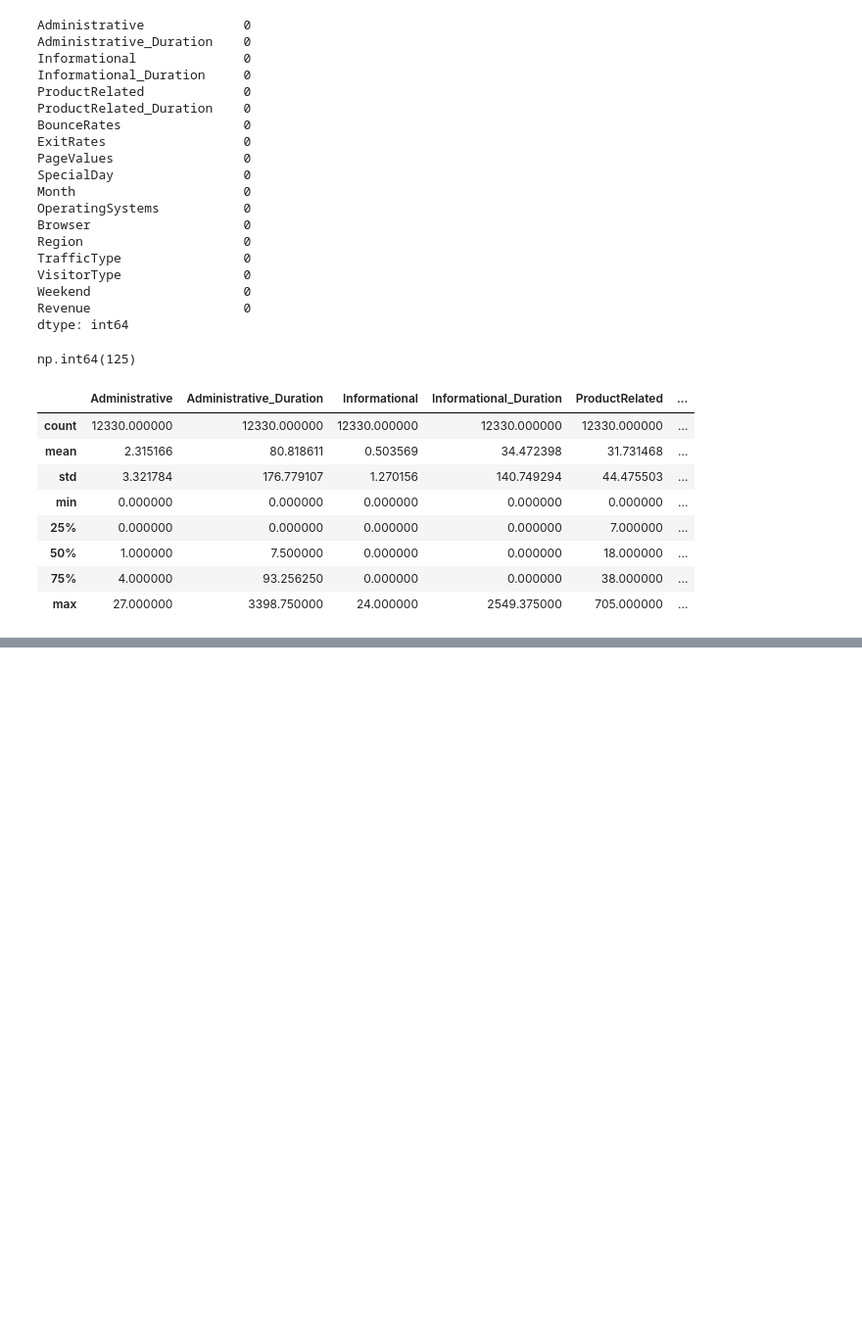
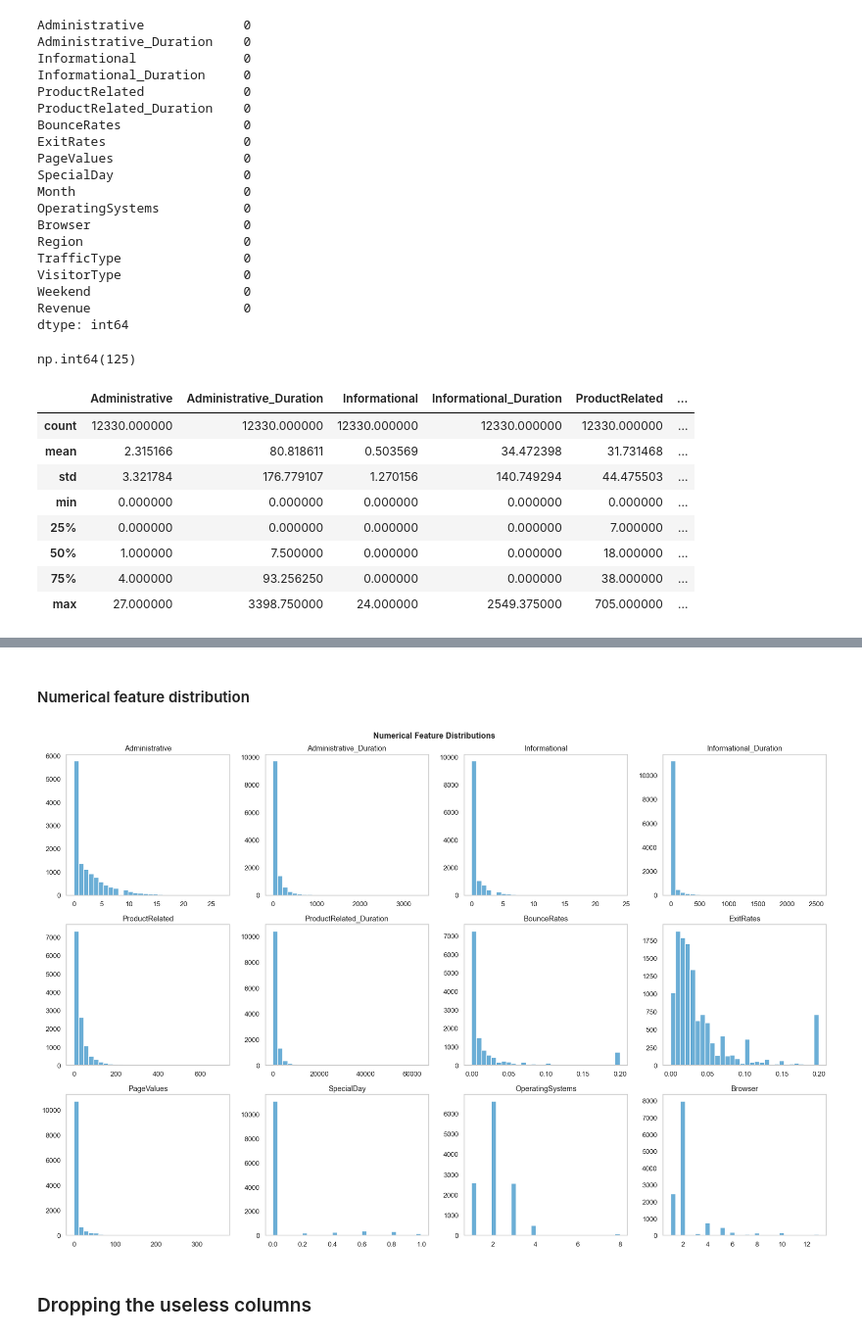
Before and after one commit to jay-0510/AI-ML-Algorithms, a Jupyter notebook: ShopSmart-E-Commerce/solution.ipynb, the cells around one changed output, grey strips where cells are left out. Shown at 98% size. Cells and saved outputs as stored; diff of their text form; code cells hidden in the pictures; blank space fills up the shorter version.

```diff
--- a/ShopSmart-E-Commerce/solution.ipynb
+++ b/ShopSmart-E-Commerce/solution.ipynb
@@ -110,0 +148,17 @@ df.describe()
+# %% [markdown]
+#### Numerical feature distribution
+# %%
+# Select numerical columns except Revenue
+num_cols = df.select_dtypes(include="number").drop(columns=["Revenue"], errors="ignore").columns[:12]
+
+# Plot all histograms at once using Pandas
+axes = df[num_cols].hist(bins=30, color="#6baed6", edgecolor="white", grid=False, layout=(3, 4), figsize=(18, 12))
+
+# Add main title and clean layout
+plt.suptitle("Numerical Feature Distributions", fontsize=13, weight="bold")
+plt.tight_layout()
+plt.show()
+# %% [output]
+[figure, added]
+# %% [markdown]
+### Dropping the useless columns
```
Also changed, not shown: parts of 5 cells of this notebook.
